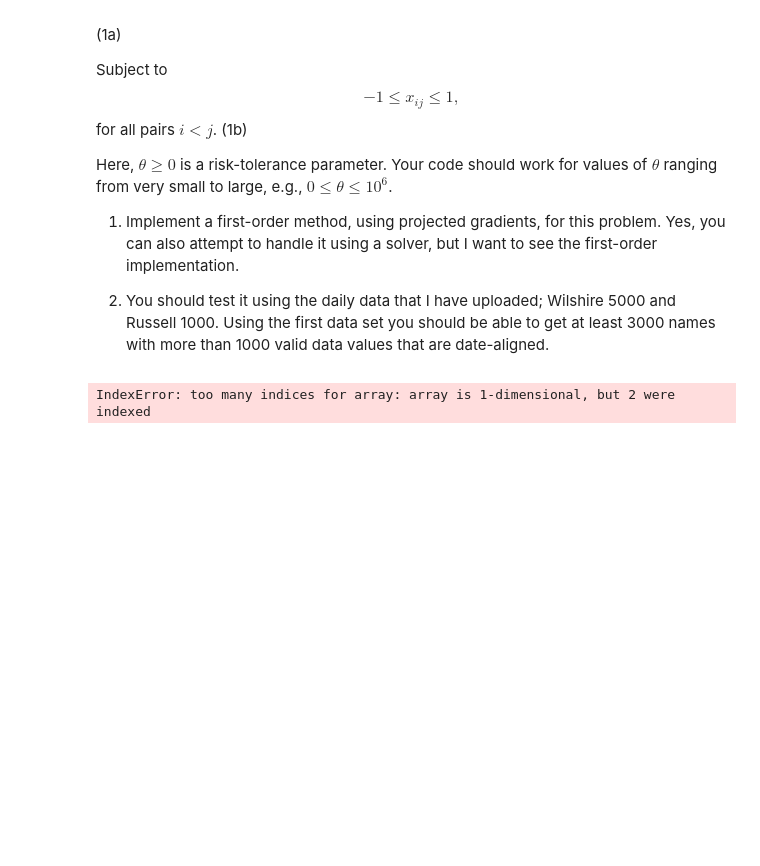
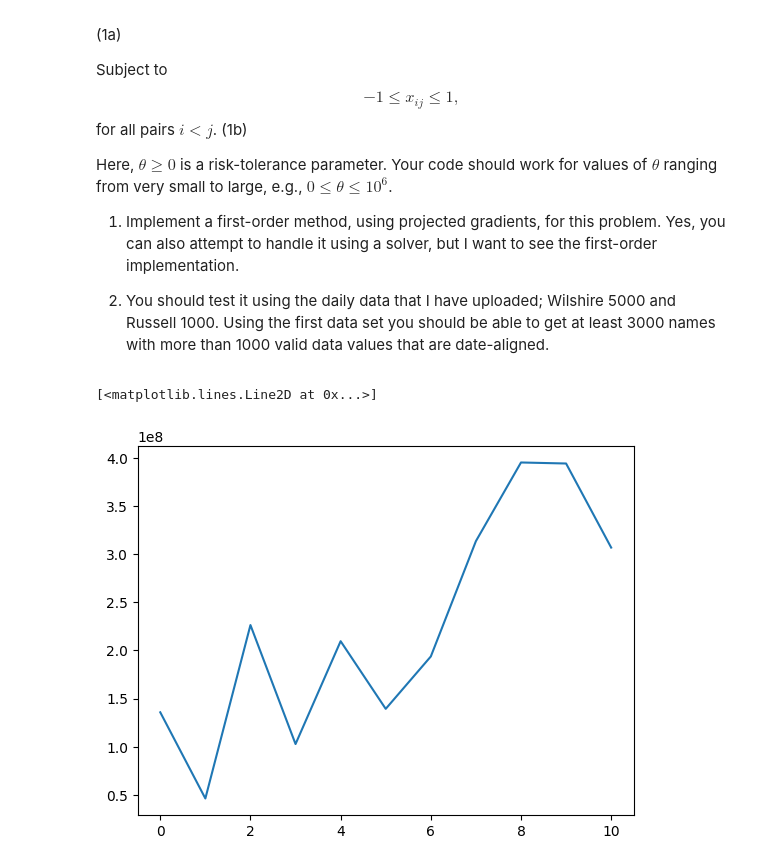
Before and after one commit to ostapenkovs/ieor-4500-apps-prog, a Jupyter notebook: hw5/hw5.ipynb, the cells around one changed output. Drawn from its saved outputs; the diff is of its cells as text; code cells hidden in the pictures; blank space fills up the shorter version.

```diff
--- a/hw5/hw5.ipynb
+++ b/hw5/hw5.ipynb
@@ -57,15 +59,28 @@ Here, $\theta \geq 0$ is a risk-tolerance parameter. Your code should work for v
 data_folder = './data'
 index_name = 'closeRussell1000'
 
+# stuff that is used as input to the gradient descent function
 stuff = dict()
-file_endings = ['delta', 'delta_bar', 'delta_centered', 'pair_names']
+file_endings = ['delta', 'delta_bar', 'delta_centered']
 for end in file_endings:
     with open(f'./data/{index_name}_{end}.pkl', 'rb') as f:
         stuff[end] = pickle.load(f)
+
+n, p = stuff['delta'].shape
+
+with open(f'./data/{index_name}_pair_names.pkl', 'rb') as f:
+    pair_names = pickle.load(f)
-# %%
-data = np.array([[1,2,3], [np.nan,2,3]])
-# %%
-data[:, 1][np.isnan(data)]
-# %% [output]
-IndexError: too many indices for array: array is 1-dimensional, but 2 were indexed
+# %%
+def get_batches(data: np.ndarray, batch_size: int) -> np.ndarray:
+    '''Get random batch of size batch_size from data.'''
+    n = data.shape[0]
+    k = n // batch_size
+    # shuffle the indices
+    ind = list(range(n))
+    np.random.shuffle(ind)
+    # trimming the samples to a multiple of batch_size
+    ind = ind[:k*batch_size]
+    # yield a batch one by one
+    for i in range(0, k, batch_size):
+        yield data[ind[i: i+batch_size], :]
 # %%
@@ -92,0 +137,18 @@ params = dict(
+# %%
+# initial feasible guess
+x_0 = np.random.uniform(-1, 1, p)
+# utility function parameters
+theta, pi = 10, 2
+
+converged, x, hist = gradient_descent(
+        x_0=x_0,
+        theta=theta, pi=pi, alpha=1e-3, beta=0.9,
+        num_iter=10, batch_size=32, tolerance=1e-6,
+        **stuff
+    )
+# %%
+# plotting history, should be going down
+plt.plot(hist)
+# %% [output]
+[<matplotlib.lines.Line2D at 0x...>]
+[figure, added]
```
Also changed, not shown: parts of 4 cells of this notebook, 1 other file.
